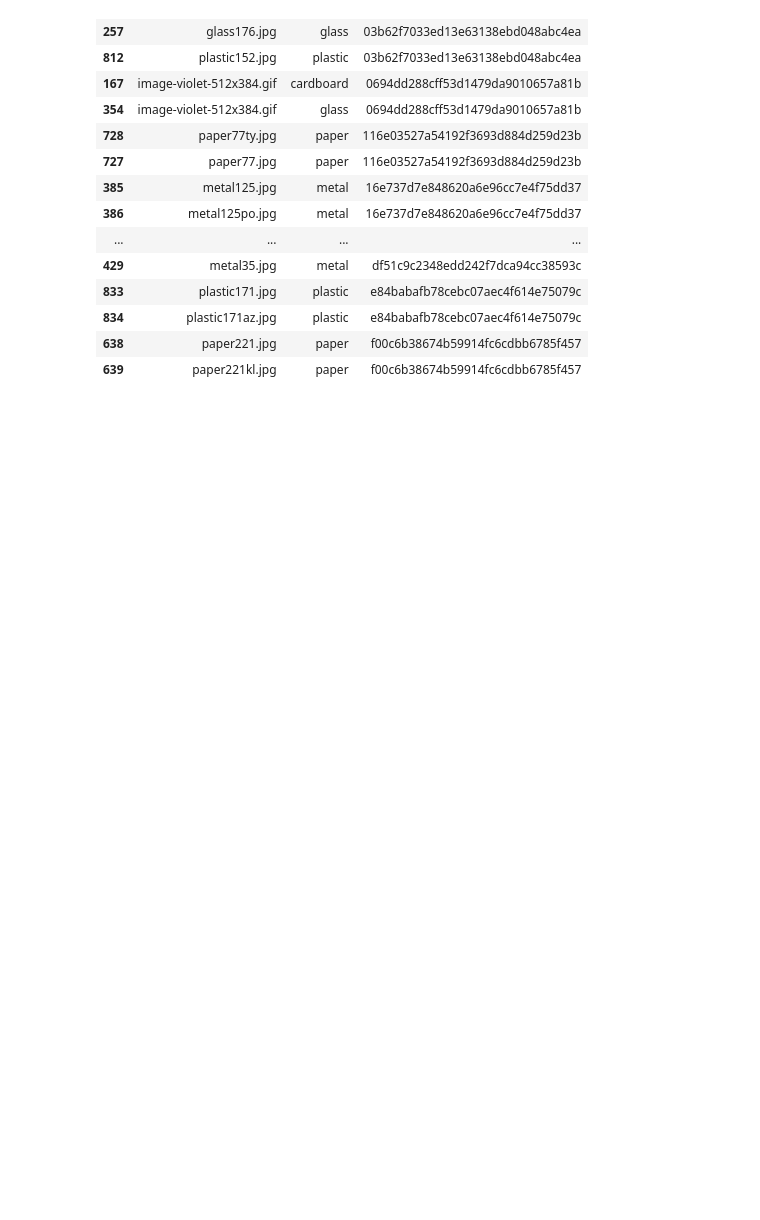
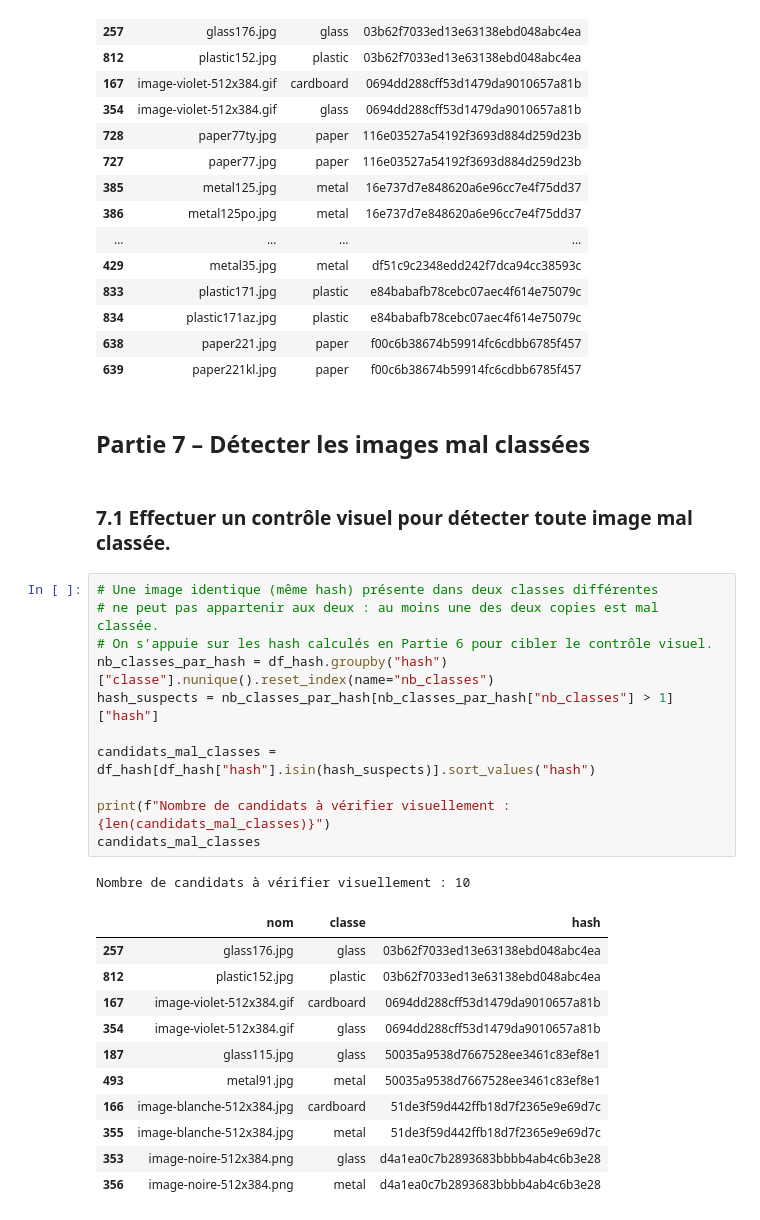
Before and after one commit to Alassanee/atelier_prepa_donnees_image, a Jupyter notebook: notebooks/atelier_prepa_donnees_images.ipynb, the cells around one changed output. Saved outputs shown, nothing was run; the diff lists cells and outputs as text; blank space fills up the shorter version.

Commit message:
Partie 7: detection visuel des images mal classé, technique de hashage

```diff
--- a/notebooks/atelier_prepa_donnees_images.ipynb
+++ b/notebooks/atelier_prepa_donnees_images.ipynb
@@ -308,3 +308,31 @@ Nombre d'images en doublon : 30
 | 834 | plastic171az.jpg | plastic | e84babafb78cebc07aec4f614e75079c |
 | 638 | paper221.jpg | paper | f00c6b38674b59914fc6cdbb6785f457 |
 | 639 | paper221kl.jpg | paper | f00c6b38674b59914fc6cdbb6785f457 |
+# %% [markdown]
+## **Partie 7 – Détecter les images mal classées**
+# %% [markdown]
+### **7.1 Effectuer un contrôle visuel pour détecter toute image mal classée.**
+# %%
+# Une image identique (même hash) présente dans deux classes différentes
+# ne peut pas appartenir aux deux : au moins une des deux copies est mal classée.
+# On s'appuie sur les hash calculés en Partie 6 pour cibler le contrôle visuel.
+nb_classes_par_hash = df_hash.groupby("hash")["classe"].nunique().reset_index(name="nb_classes")
+hash_suspects = nb_classes_par_hash[nb_classes_par_hash["nb_classes"] > 1]["hash"]
+
+candidats_mal_classes = df_hash[df_hash["hash"].isin(hash_suspects)].sort_values("hash")
+
+print(f"Nombre de candidats à vérifier visuellement : {len(candidats_mal_classes)}")
+candidats_mal_classes
+# %% [output]
+Nombre de candidats à vérifier visuellement : 10
+|  | nom | classe | hash |
+| 257 | glass176.jpg | glass | 03b62f7033ed13e63138ebd048abc4ea |
+| 812 | plastic152.jpg | plastic | 03b62f7033ed13e63138ebd048abc4ea |
+| 167 | image-violet-512x384.gif | cardboard | 0694dd288cff53d1479da9010657a81b |
+| 354 | image-violet-512x384.gif | glass | 0694dd288cff53d1479da9010657a81b |
+| 187 | glass115.jpg | glass | 50035a9538d7667528ee3461c83ef8e1 |
+| 493 | metal91.jpg | metal | 50035a9538d7667528ee3461c83ef8e1 |
+| 166 | image-blanche-512x384.jpg | cardboard | 51de3f59d442ffb18d7f2365e9e69d7c |
+| 355 | image-blanche-512x384.jpg | metal | 51de3f59d442ffb18d7f2365e9e69d7c |
+| 353 | image-noire-512x384.png | glass | d4a1ea0c7b2893683bbbb4ab4c6b3e28 |
+| 356 | image-noire-512x384.png | metal | d4a1ea0c7b2893683bbbb4ab4c6b3e28 |
```
Also changed, not shown: parts of 1 cell of this notebook.
